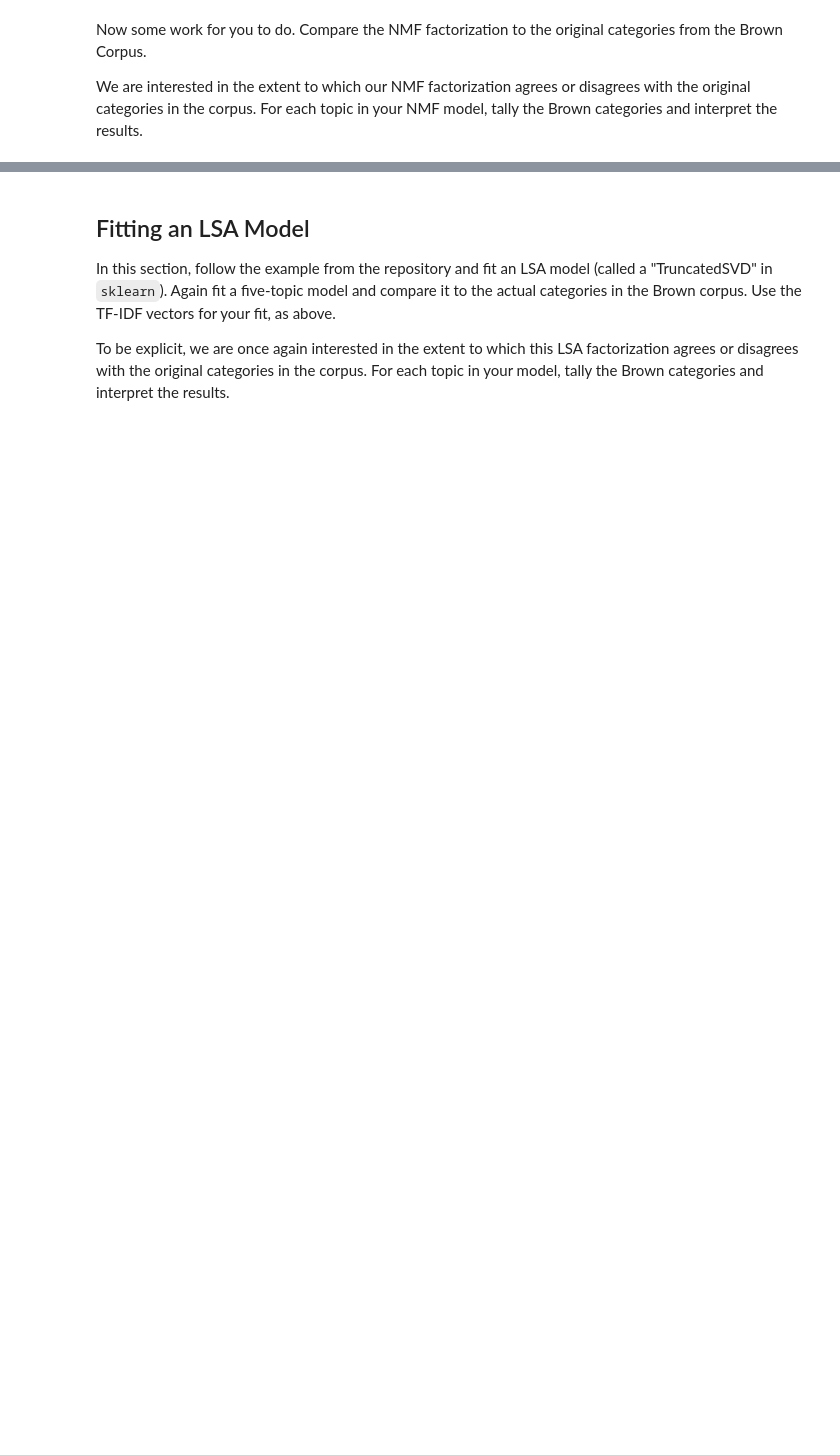
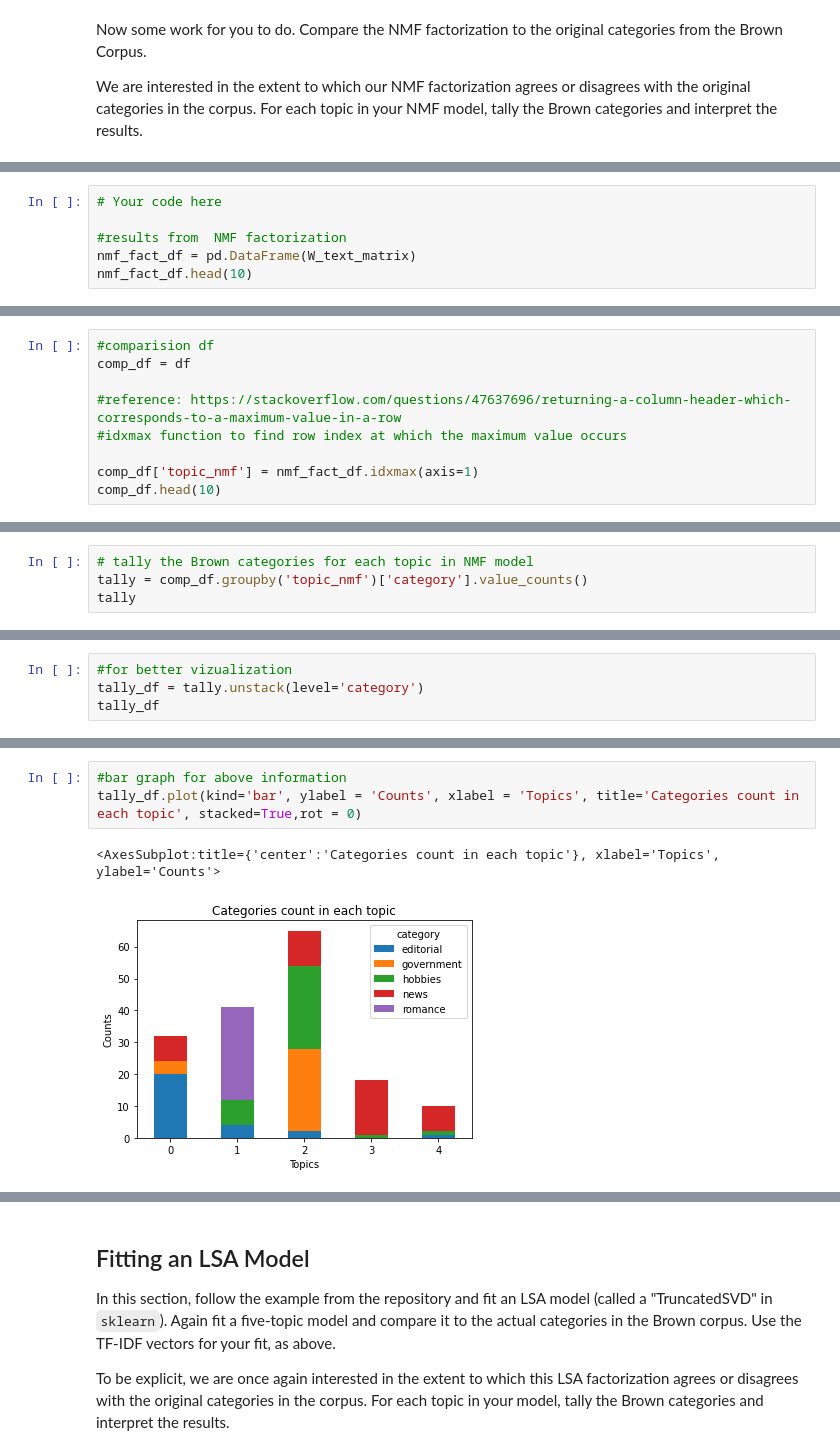
Before and after one commit to sindhubhattarai/topic_modeling_nlp_textmining, a Jupyter notebook: Topic Modeling.ipynb, the cells around one changed output, grey strips where cells are left out. Saved outputs shown, nothing was run; the diff lists cells and outputs as text; blank space fills up the shorter version.

```diff
--- a/Topic Modeling.ipynb
+++ b/Topic Modeling.ipynb
@@ -133,0 +232,6 @@ A: <!-- Your answer here -->
+# %%
+# Your code here
+
+#results from  NMF factorization
+nmf_fact_df = pd.DataFrame(W_text_matrix)
+nmf_fact_df.head(10)
@@ -133,0 +250,9 @@ A: <!-- Your answer here -->
+# %%
+#comparision df
+comp_df = df
+
+#reference: https://stackoverflow.com/questions/47637696/returning-a-column-header-which-corresponds-to-a-maximum-value-in-a-row
+#idxmax function to find row index at which the maximum value occurs
+
+comp_df['topic_nmf'] = nmf_fact_df.idxmax(axis=1)
+comp_df.head(10)
@@ -133,0 +285,4 @@ A: <!-- Your answer here -->
+# %%
+# tally the Brown categories for each topic in NMF model
+tally = comp_df.groupby('topic_nmf')['category'].value_counts()
+tally
@@ -133,0 +307,4 @@ A: <!-- Your answer here -->
+# %%
+#for better vizualization
+tally_df = tally.unstack(level='category')
+tally_df
@@ -133,0 +319,6 @@ A: <!-- Your answer here -->
+# %%
+#bar graph for above information
+tally_df.plot(kind='bar', ylabel = 'Counts', xlabel = 'Topics', title='Categories count in each topic', stacked=True,rot = 0)
+# %% [output]
+<AxesSubplot:title={'center':'Categories count in each topic'}, xlabel='Topics', ylabel='Counts'>
+[figure, added]
```
Also changed, not shown: parts of 50 cells of this notebook.
